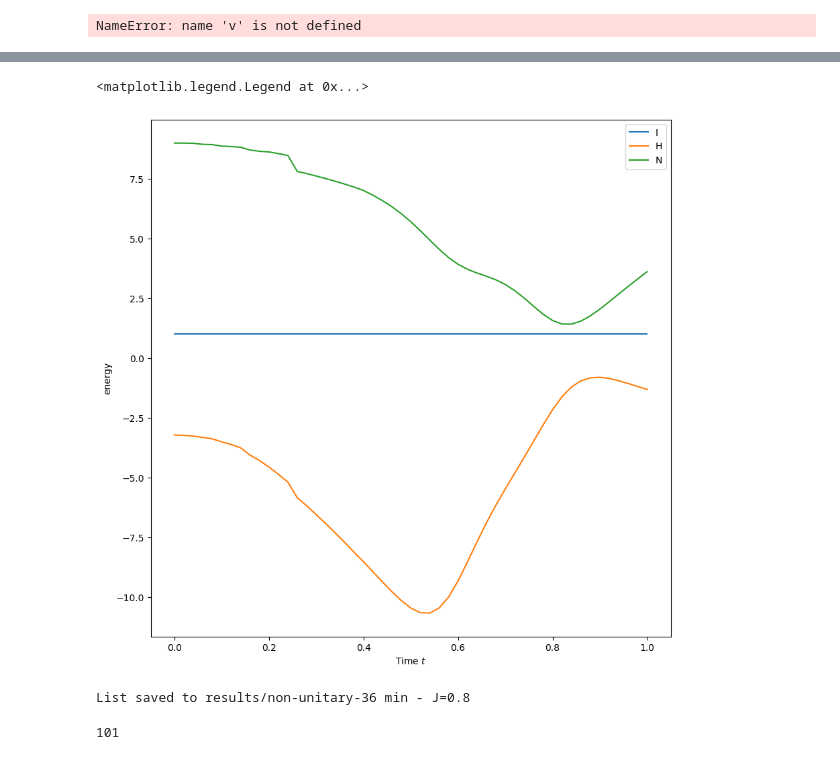
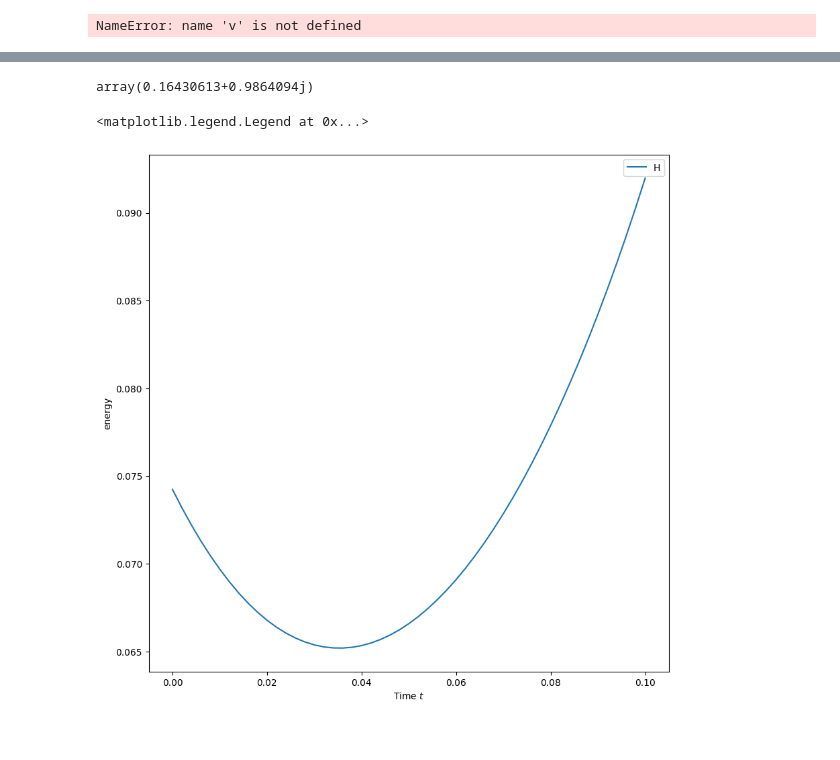
Before and after one commit to Pouri96/pytreenet, a Jupyter notebook: part 3.ipynb, the cells around one changed output, grey strips where cells are left out. Drawn from its saved outputs; the diff is of its cells as text; code cells hidden in the pictures.

```diff
--- a/part 3.ipynb
+++ b/part 3.ipynb
@@ -484,16 +563,17 @@ n_site_list = list(n_site_dict.values())
 
 tdvp_ex1 = ptn.SecondOrderOneSiteTDVP(initial_state = ttn,
                                      hamiltonian = L_fancy,
-                                     time_step_size = 0.01,
-                                     final_time = 1,
-                                     operators = [I, H , N , *n_site_list],
+                                     time_step_size = 0.001,
+                                     final_time = 0.1,
+                                     operators = [I, H ,N ,N1, Corr],
                                      num_vecs = 3,
                                      tau = 1e-3,
                                      SVDParameters = ptn.SVDParameters(max_bond_dim = 20 , rel_tol= 1e-2 , total_tol = -np.inf),
-                                     expansion_steps = 5,
+                                     expansion_steps = 10,
                                      initial_tol= 1e-20,
                                      tol_step= 1,
-                                     max_bond= 32,
+                                     max_bond= 20,
+                                     norm_tol= 0,
                                      KrylovBasisMode = ptn.KrylovBasisMode.apply_1st_order_expansion,
                                      config = ptn.TTNTimeEvolutionConfig(record_bond_dim=True,
                                                                          Lindblad = True) )
@@ -501,19 +581,3 @@ tdvp_ex1 = ptn.SecondOrderOneSiteTDVP(initial_state = ttn,
 v
 # %% [output]
 NameError: name 'v' is not defined
-# %%
-for _ in range(200):
-    tdvp_ex1.run_one_time_step_ex(1,1)
-    ttn = deepcopy(tdvp_ex1.state)
-    ttn = ptn.original_form(ttn , tdvp_ex1.two_neighbour_form_dict)
-    tdvp_ex1.state = normalize_ttn_Lindblad(ttn)
-    ptn.max_two_neighbour_form(tdvp_ex1.state , tdvp_ex1.two_neighbour_form_dict)
-    print(1, tdvp_ex1.evaluate_operator(I))
-    print(2, tdvp_ex1.evaluate_operator(N))
-    print(3, tdvp_ex1.evaluate_operator(H))
-    print(4, tdvp_ex1.evaluate_operator(n_site_list[0]))
-# %%
-tdvp_ex1.state = ptn.expand_subspace(tdvp_ex1.state, tdvp_ex1.hamiltonian,
-                                     tdvp_ex1.num_vecs, tdvp_ex1.tau,
-                                     tdvp_ex1.SVDParameters, 1e-30, tdvp_ex1.KrylovBasisMode)
-tdvp_ex1.state.max_bond_dim()
@@ -527,4 +605,10 @@ KeyboardInterrupt:
 # %%
 results_I = tdvp_ex1.operator_results()[0]
 results_H = tdvp_ex1.operator_results()[1]
-results_N = np.real(tdvp_ex1.operator_results()[2])
+results_N = tdvp_ex1.operator_results()[2]
+results_N1 = tdvp_ex1.operator_results()[3]
+results_Corr = [np.linalg.norm(a) for a in tdvp_ex1.operator_results()[4]]
+#save_list(results_H, "H_J=0.2")
+#save_list(results_N, "N_J=0.2")
+results_H
+results_Corr
@@ -531,17 +637,17 @@ results_N = np.real(tdvp_ex1.operator_results()[2])
+# %%
+norm = ttn.operator_expectation_value_Lindblad(I)
+# %% [output]
+array(0.16430613+0.9864094j)
 # %%
 import matplotlib.pyplot as plt
 
 fig1, axs1 = plt.subplots(1, 1, sharex=True, figsize=(10,10))
 
-
-
-axs1.plot(times, results_I , label="I")
-axs1.plot(times, results_H , label="H")
-axs1.plot(times, results_N , label="N")
+axs1.plot(times, results_Corr , label="H")
 
 axs1.set_xlabel("Time $t$")
 axs1.set_ylabel("energy")
 axs1.legend()
 # %% [output]
 <matplotlib.legend.Legend at 0x...>
-[figure, old version]
+[figure, new version]
@@ -551,8 +653,0 @@ img = np.imag(np.sqrt(tdvp_results_ex1))
-# %%
-save_list(tdvp_results_ex1, "non-unitary-36 min - J=0.8")
-# %% [output]
-List saved to results/non-unitary-36 min - J=0.8
-# %%
-len(times)
-# %% [output]
-101
```
Also changed, not shown: parts of 35 cells of this notebook, 5 other files.
